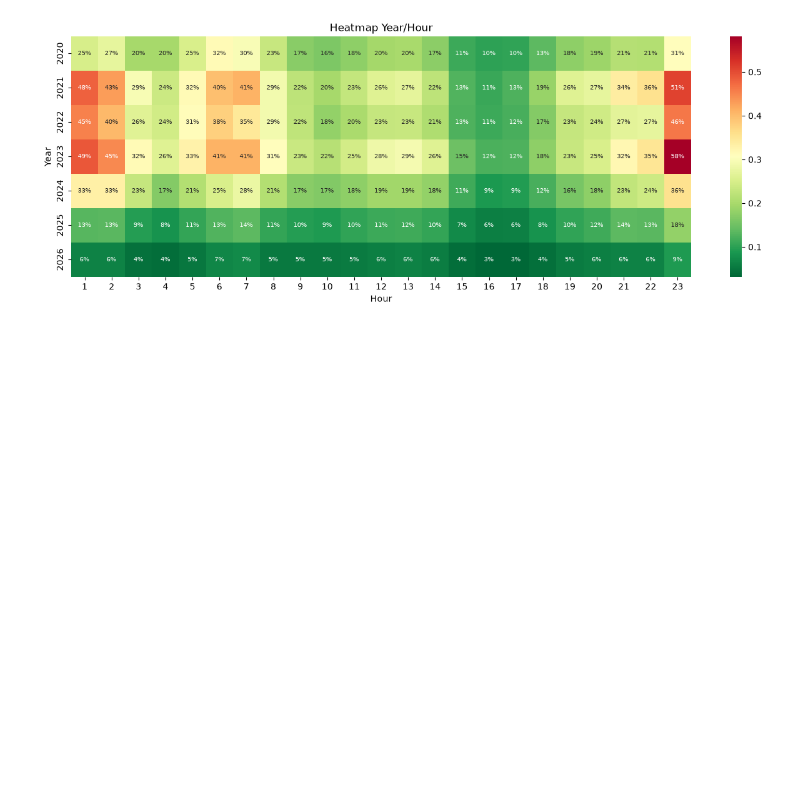
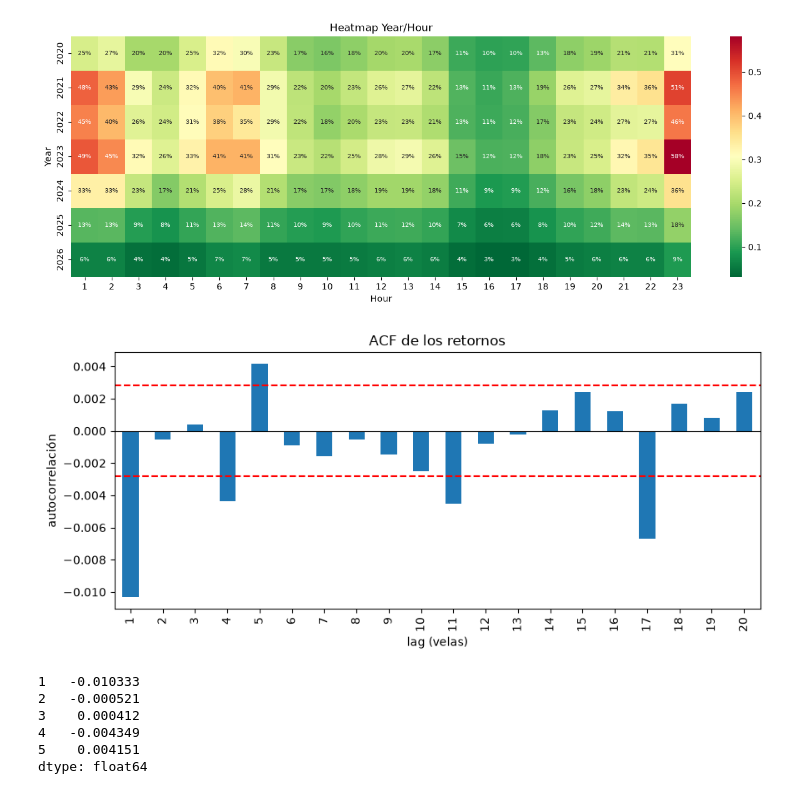
Before and after one commit to K4iserDev/Quant, a Jupyter notebook: notebooks/02_market.ipynb, the cells around one changed output. Saved outputs shown, nothing was run; the diff lists cells and outputs as text; code cells hidden in the pictures; blank space fills up the shorter version.

```diff
--- a/notebooks/02_market.ipynb
+++ b/notebooks/02_market.ipynb
@@ -85,3 +86,31 @@ plt.savefig(REPORTS / "relative_cost_hour_year.png", dpi=150, bbox_inches="tight
 plt.show()
 # %% [output]
 [figure]
+# %%
+def acf_rapida(serie, n_lags=20, titulo=""):
+    """Calcula la ACF lag a lag con pandas y la pinta con la banda de ruido al 95 %."""
+    serie = serie.dropna()
+    lags = range(1, n_lags + 1)
+    acf = pd.Series([serie.autocorr(lag=l) for l in lags], index=lags)  # autocorrelación de cada lag
+    banda = 1.96 / np.sqrt(len(serie))                                   # límite del ruido
+
+    acf.plot(kind="bar", figsize=(10, 4))
+    plt.axhline(banda, color="red", ls="--")
+    plt.axhline(-banda, color="red", ls="--")
+    plt.axhline(0, color="black", lw=0.8)
+    plt.title(titulo)
+    plt.xlabel("lag (velas)")
+    plt.ylabel("autocorrelación")
+    plt.show()
+    return acf
+# %%
+acf_r = acf_rapida(df["r"], titulo="ACF de los retornos")
+acf_r.head(5)
+# %% [output]
+[figure, added]
+1   -0.010333
+2   -0.000521
+3    0.000412
+4   -0.004349
+5    0.004151
+dtype: float64
```
Also changed, not shown: parts of 10 cells of this notebook, 1 other file.
